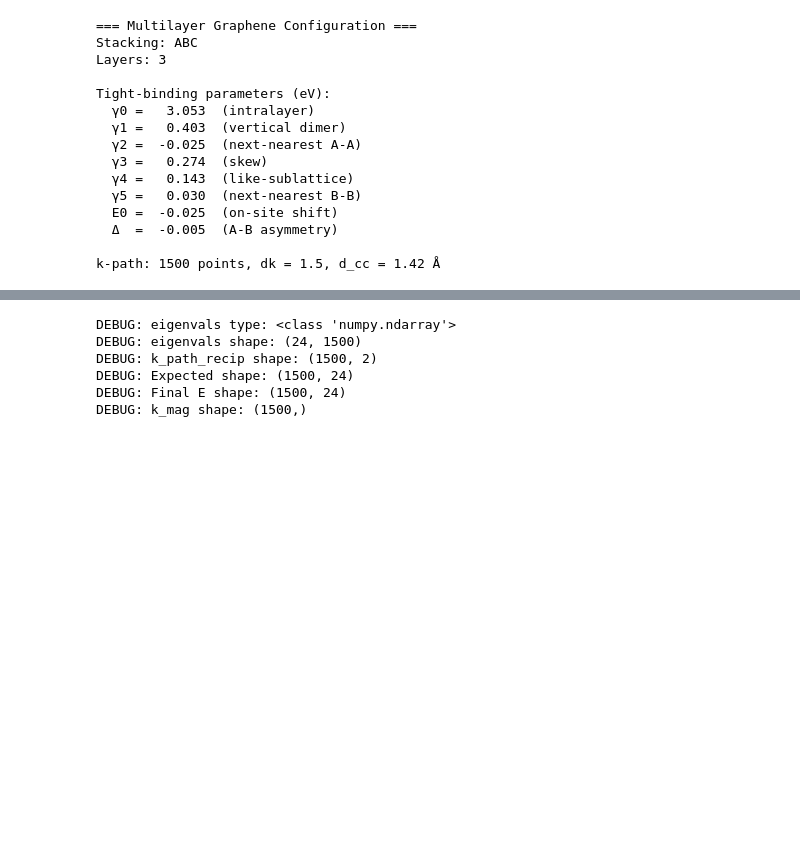
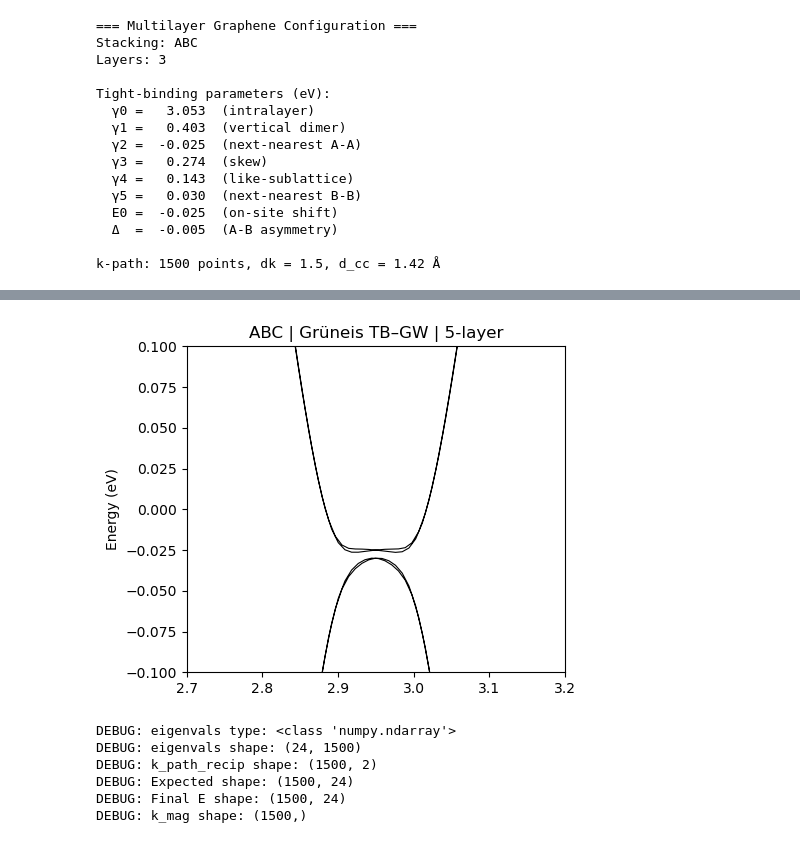
Before and after one commit to zrbyte/few-layer-graphite, a Jupyter notebook: nnn bands in flg.ipynb, the cells around one changed output, grey strips where cells are left out. Drawn from its saved outputs; the diff is of its cells as text; code cells hidden in the pictures; blank space fills up the shorter version.

```diff
--- a/nnn bands in flg.ipynb
+++ b/nnn bands in flg.ipynb
@@ -33,3 +33,7 @@ mlg.plot_bands(xlim=(2, 8.5), ylim = (-7, 7))
+# %%
+mlg.plot_bands(xlim=(2.7, 3.2), ylim=(-0.1, 0.1))
+# %% [output]
+[figure, added]
 # %%
 mlg.set_parameters(N_layers=12, stacking='abc')
 mlg_pythtb.set_parameters(N_layers=12, stacking='abc')
```
Also changed, not shown: parts of 1 cell of this notebook, 1 other file.
